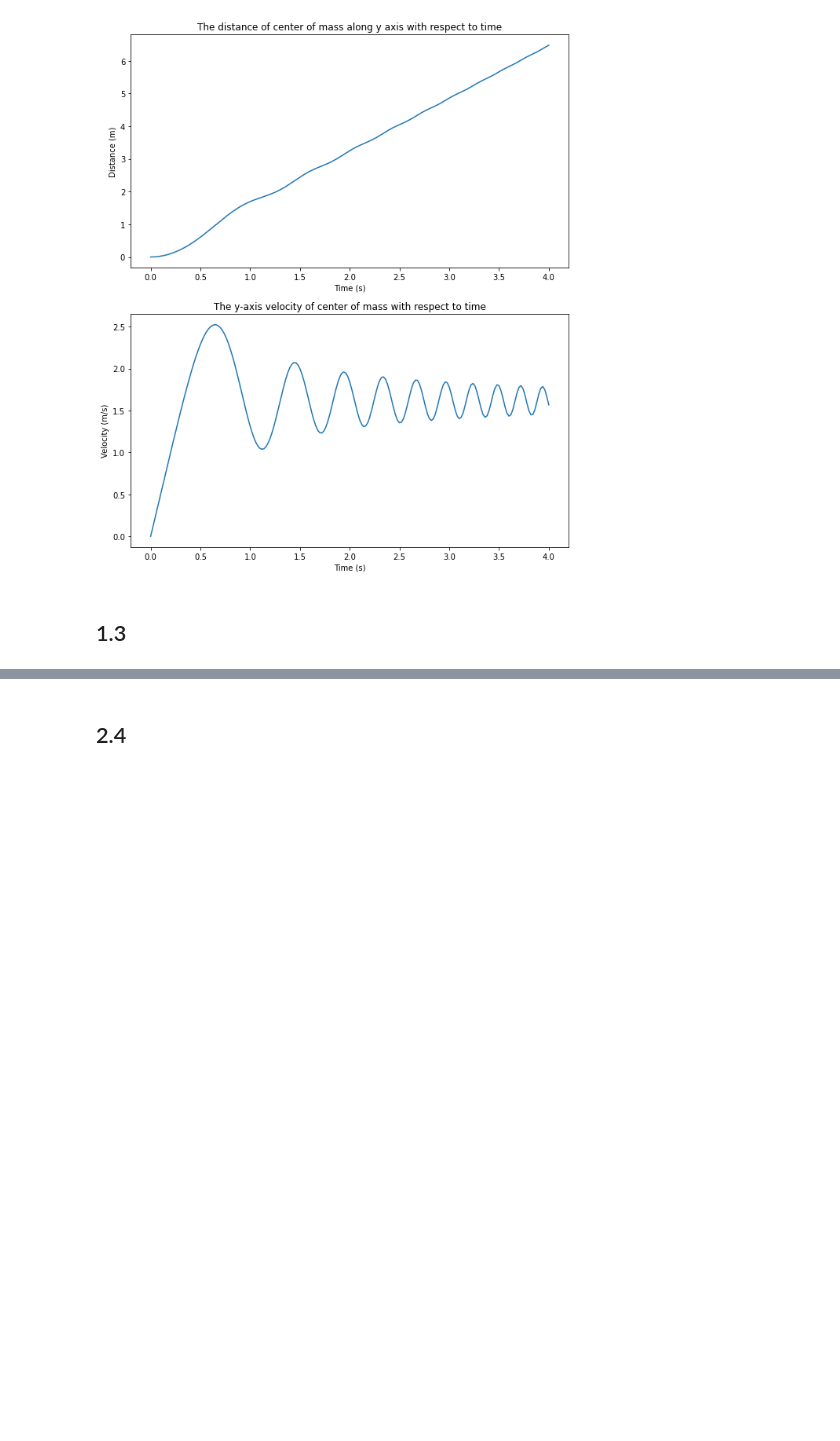
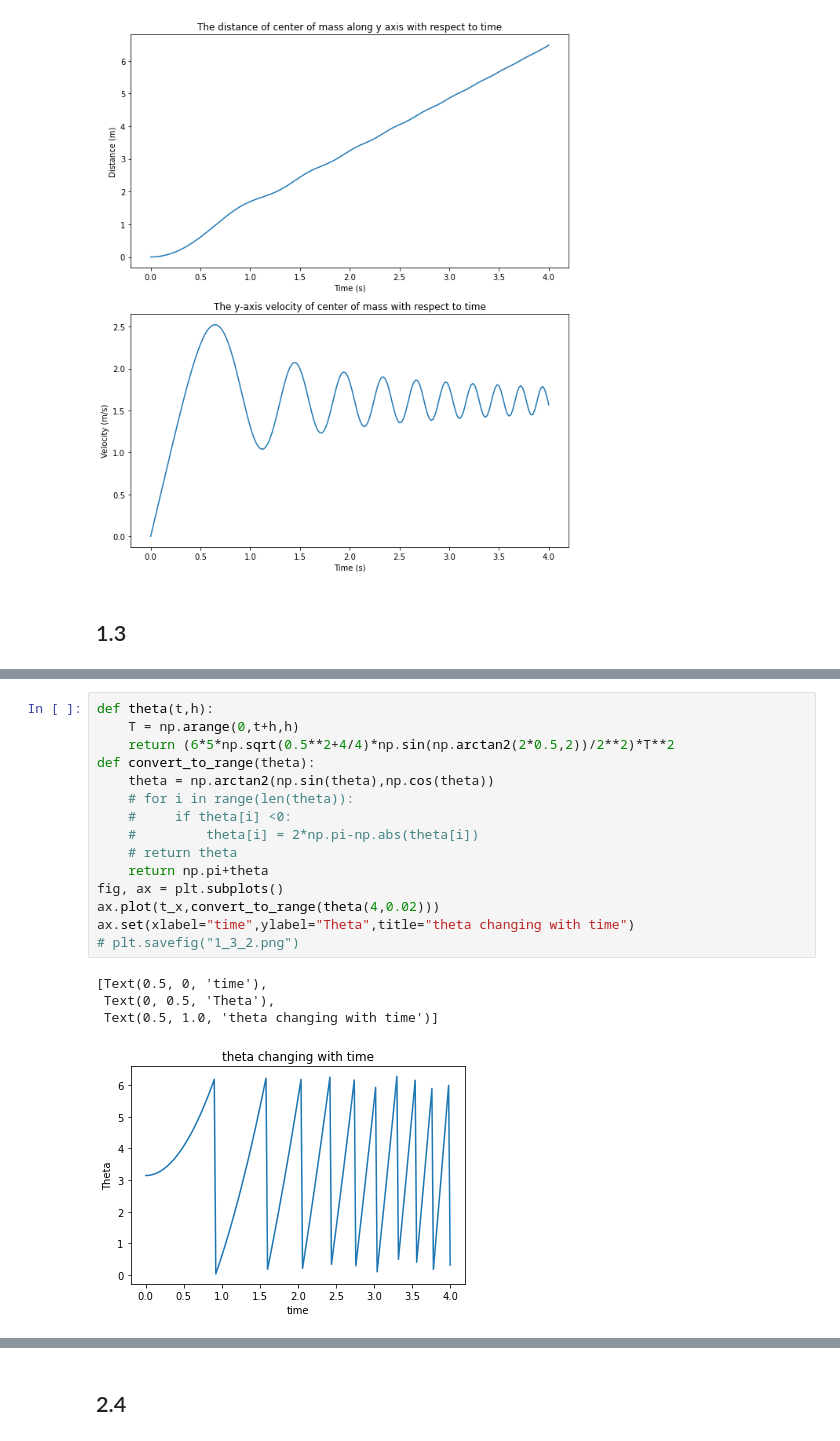
Before and after one commit to alvinzang98/CSE291A_23Win, a Jupyter notebook: HW0/hw0.ipynb, the cells around one changed output, grey strips where cells are left out. Cells and saved outputs as stored; diff of their text form; blank space fills up the shorter version.

```diff
--- a/HW0/hw0.ipynb
+++ b/HW0/hw0.ipynb
@@ -74,0 +82,20 @@ ax.set(xlabel='X (m)', ylabel='Y (m)',title='The trajectory of center of mass')
+# %%
+def theta(t,h):
+    T = np.arange(0,t+h,h)
+    return (6*5*np.sqrt(0.5**2+4/4)*np.sin(np.arctan2(2*0.5,2))/2**2)*T**2
+def convert_to_range(theta):
+    theta = np.arctan2(np.sin(theta),np.cos(theta))
+    # for i in range(len(theta)):
+    #     if theta[i] <0:
+    #         theta[i] = 2*np.pi-np.abs(theta[i])
+    # return theta
+    return np.pi+theta
+fig, ax = plt.subplots()
+ax.plot(t_x,convert_to_range(theta(4,0.02)))
+ax.set(xlabel="time",ylabel="Theta",title="theta changing with time")
+# plt.savefig("1_3_2.png")
+# %% [output]
+[Text(0.5, 0, 'time'),
+ Text(0, 0.5, 'Theta'),
+ Text(0.5, 1.0, 'theta changing with time')]
+[figure, added]
```
Also changed, not shown: parts of 23 cells of this notebook, 12 other files.
